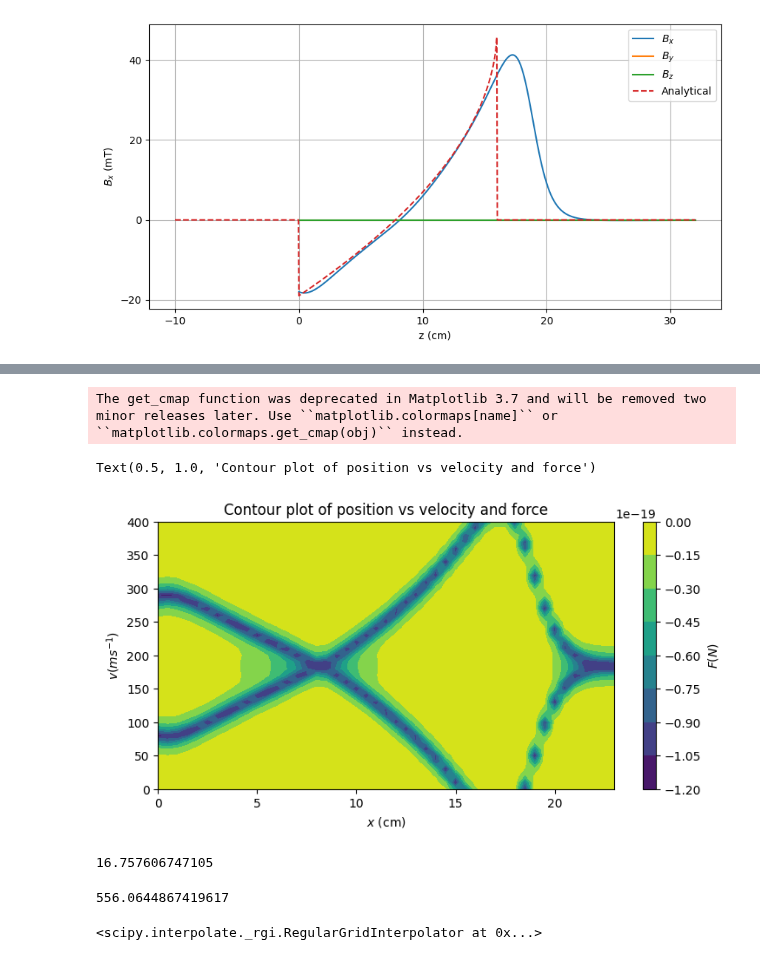
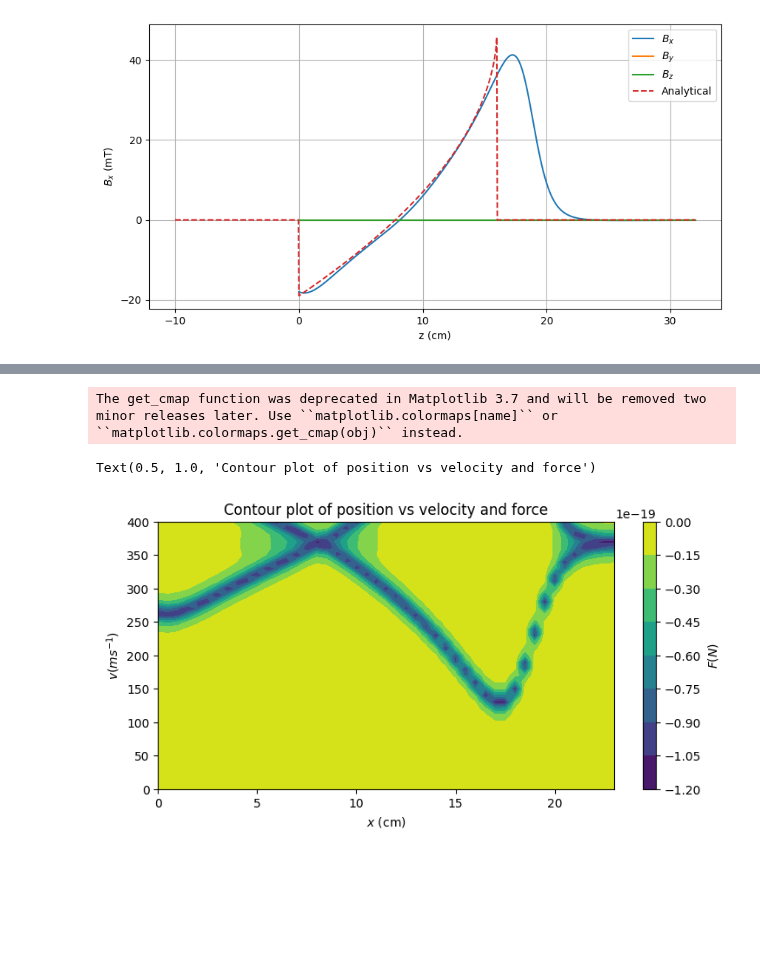
Before and after one commit to benfox4543/YB-zeeman-slower, a Jupyter notebook: zeeman slower_yb(fix after loosing good one).ipynb, the cells around one changed output, grey strips where cells are left out. Cells and saved outputs as stored; diff of their text form; code cells hidden in the pictures; blank space fills up the shorter version.

Commit message:
fixing and plotting normal dist of zeeman lsower

```diff
--- a/zeeman slower_yb(fix after loosing good one).ipynb
+++ b/zeeman slower_yb(fix after loosing good one).ipynb
@@ -199,4 +217,0 @@ zeeman_prof.getB([0,0,0])[0]*1e3
-# %%
-b_z_P = [x for x in b_z if x > 0]
-k = z[b_z.index(min(b_z_P))]
-print(k)
@@ -289,29 +305,28 @@ rateeq = pylcp.rateeq(laserBeams, linGrad, hamiltonian_D2, include_mag_forces=Tr
 det = np.linspace(-30,0,100)
 
 force_profiles = {}
-det = np.linspace(-15,30,50)
+det = np.linspace(0,30,50)
 j  = 0
 b = 0
-for i in det:
-    j = j+1
-    laserBeams = pylcp.laserBeams([
-    {'kvec':np.array([0, 0, -1]), 's': 5,'pol_coord':'spherical', 'pol': np.array([1,0,1]), 'delta': (E_e_D2[2]-E_g_D2[0]) - i*gamma},],
-    beam_type=pylcp.infinitePlaneWaveBeam)
-    rateeq = pylcp.rateeq(laserBeams, linGrad, hamiltonian_D2, include_mag_forces=True)
-    x = np.arange(0, 2*L, 0.5)/(x0)
-    v = np.arange(0, 1000,10)/vc
+
+laserBeams = pylcp.laserBeams([
+{'kvec':np.array([0, 0, -1]), 's': 5,'pol_coord':'spherical', 'pol': np.array([1,0,1]), 'delta': (E_e_D2[2]-E_g_D2[0]) - det[24]*gamma},],
+beam_type=pylcp.infinitePlaneWaveBeam)
+rateeq = pylcp.rateeq(laserBeams, linGrad, hamiltonian_D2, include_mag_forces=True)
+x = np.arange(0, 2*L, 0.5)/(x0)
+v = np.arange(0, 1500,10)/vc
 
 
-    X, V = np.meshgrid(x, v)
+X, V = np.meshgrid(x, v)
 
-    Rvec = np.array([np.zeros(X.shape), np.zeros(X.shape), X])
-    Vvec = np.array([np.zeros(V.shape), np.zeros(V.shape), V])
+Rvec = np.array([np.zeros(X.shape), np.zeros(X.shape), X])
+Vvec = np.array([np.zeros(V.shape), np.zeros(V.shape), V])
 
-    rateeq.generate_force_profile(Rvec, Vvec, name='Fz', progress_bar=True)
+rateeq.generate_force_profile(Rvec, Vvec, name='Fz', progress_bar=True)
 
-    force_profiles[f'{j}'] = rateeq.profile['Fz'].F[2]
+force_profiles[f'{j}'] = rateeq.profile['Fz'].F[2]
 
-    b = b +1
-    print(b)
+b = b +1
+print(b)
 # %% [output]
 Casting complex values to real discards the imaginary part
@@ -336,31 +335,18 @@ ValueError: Unable to find solution at r=(0.00,0.00,2283870.14) and v=(0.00,0.00
 # %%
-Fc = cts.hbar*klab*gammalab
+
 fig,ax = plt.subplots(1, 1, figsize=(8, 4))
 cmap_reversed = plt.cm.get_cmap('viridis_r')
 Fc = gammalab*cts.hbar*klab*100
 im1 = ax.contourf(np.array(x)*x0, np.array(v)*vc, rateeq.profile['Fz'].F[2]*Fc)
 fig.subplots_adjust(left=0.08, wspace=0.2)
 plt.xlim([0, 23])
 plt.ylim([0,400])
 cb1 = plt.colorbar(im1)
 cb1.set_label('$F(N)$')
 ax.set_xlabel('$x$ (cm)')
 ax.set_ylabel('$v (ms^{-1})$')
 plt.title('Contour plot of position vs velocity and force')
 # %% [output]
 The get_cmap function was deprecated in Matplotlib 3.7 and will be removed two minor releases later. Use ``matplotlib.colormaps[name]`` or ``matplotlib.colormaps.get_cmap(obj)`` instead.
 Text(0.5, 1.0, 'Contour plot of position vs velocity and force')
-[figure, old version]
+[figure, new version]
-# %%
-stop =  (350)**2/(2*(1.05*1e-19/mass_lab))
-print(stop*100)
-# %% [output]
-16.757606747105
-# %%
-(3e-5*5**(3/2)*0.5)/(8*cts.mu_0*30)*1e3
-# %% [output]
-556.0644867419617
-# %%
-RegularGridInterpolator((v, x), rateeq.profile['Fz'].F[2]*Fc)
-# %% [output]
-<scipy.interpolate._rgi.RegularGridInterpolator at 0x...>
```
Also changed, not shown: parts of 35 cells of this notebook.
